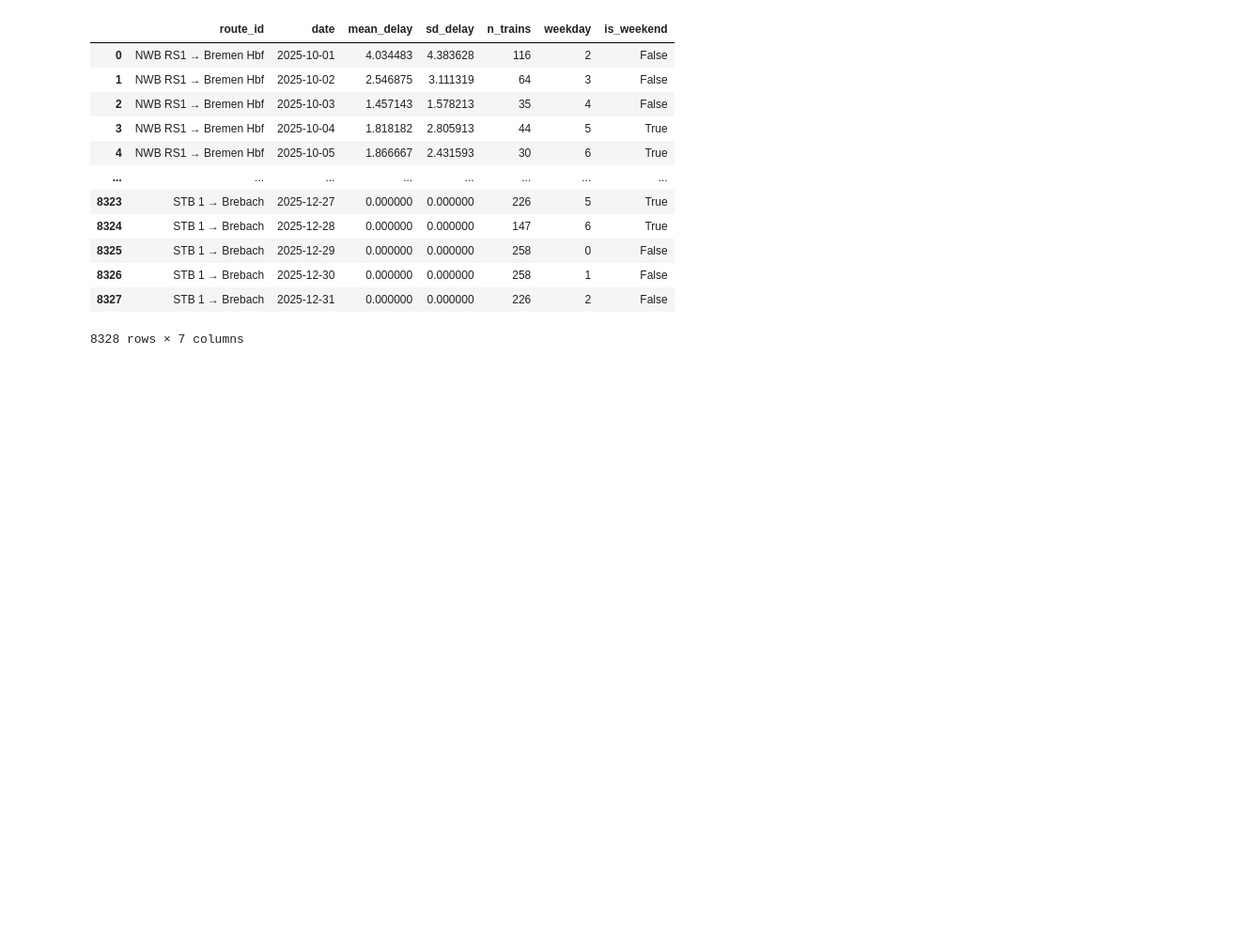
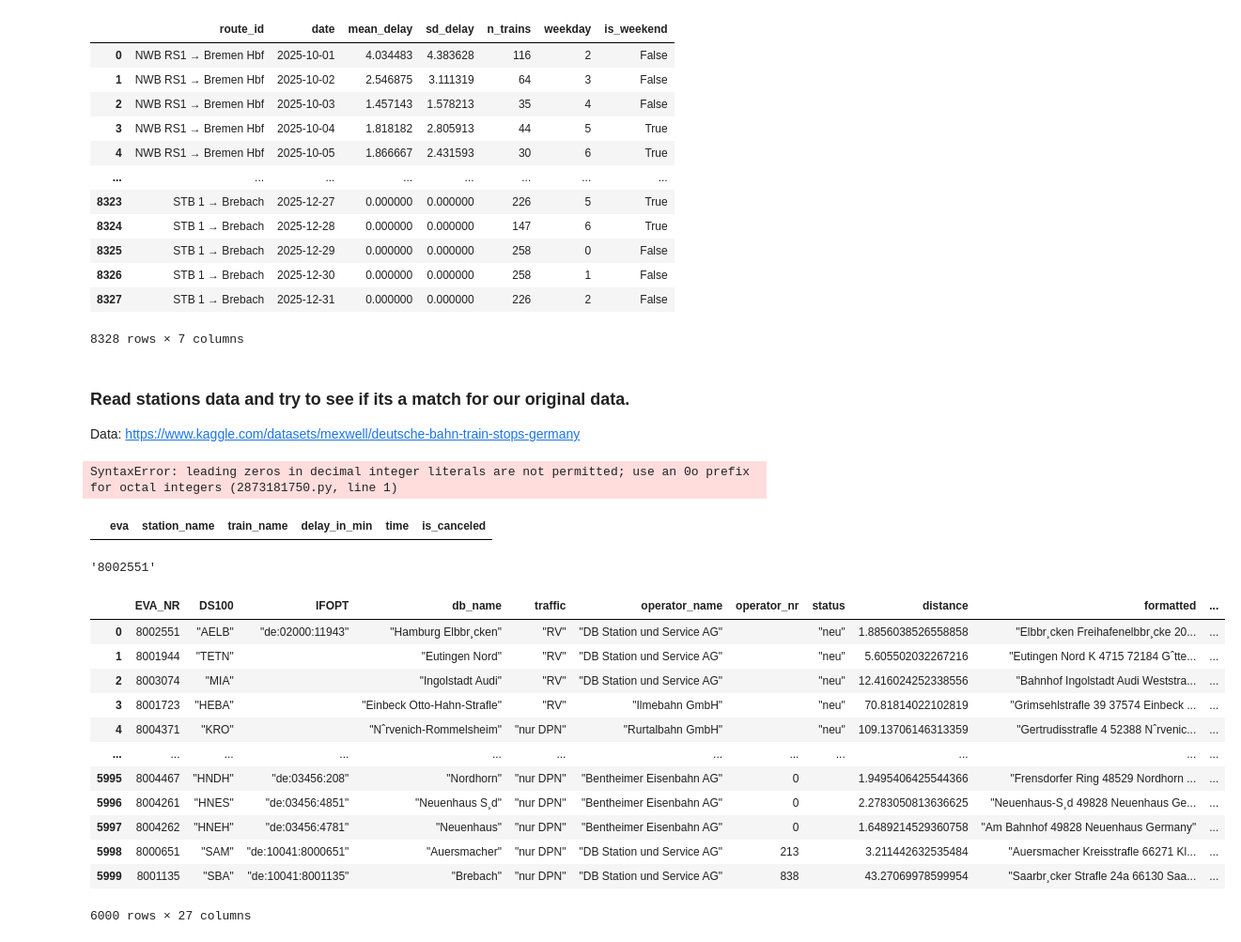
Before and after one commit to bcrohit/applied-bayesian-data-analysis, a Jupyter notebook: notebooks/data_processing.ipynb, the cells around one changed output. Shown at 94% size. Cells and saved outputs as stored; diff of their text form; code cells hidden in the pictures; blank space fills up the shorter version.

Commit message:
add other data sources

```diff
--- a/notebooks/data_processing.ipynb
+++ b/notebooks/data_processing.ipynb
@@ -112,3 +112,49 @@ daily_route_delays
 | 8326 | STB 1 → Brebach | 2025-12-30 | 0.000000 | 0.000000 | 258 | 1 | False |
 | 8327 | STB 1 → Brebach | 2025-12-31 | 0.000000 | 0.000000 | 226 | 2 | False |
 8328 rows × 7 columns
+# %% [markdown]
+### Read stations data and try to see if its a match for our original data.
+
+Data: https://www.kaggle.com/datasets/mexwell/deutsche-bahn-train-stops-germany
+# %%
+
+db = pd.read_excel("data/db_data.xlsx")
+db = db[['Unnamed: 0', 'Unnamed: 1', 'Unnamed: 2', 'Unnamed: 3']]
+# %%
+def concat(t):
+    return "".join([str(i).replace('"', '') for i in t[1]]).split(';')
+# %%
+rows = [concat(i) for i in db.iterrows()]
+rows = pd.DataFrame(rows).drop([27, 28], axis=1)
+# %%
+cols = "EVA_NR;DS100;IFOPT;db_name;traffic;operator_name;operator_nr;status;distance;formatted;lat;lon;housenumber;name;street;postcode;district;suburb;county;state;state_code;city;country;country_code;attribution;attribution_license;attribution_url"
+cols = cols.split(";")
+rows.columns = cols
+# %%
+rows[rows['EVA_NR']=='08002549']
+# %% [output]
+SyntaxError: leading zeros in decimal integer literals are not permitted; use an 0o prefix for octal integers (2873181750.py, line 1)
+# %%
+df[df['eva']=='8001944']
+# %% [output]
+|  | eva | station_name | train_name | delay_in_min | time | is_canceled |
+# %%
+rows['EVA_NR']
+# %% [output]
+'8002551'
+# %%
+rows
+# %% [output]
+|  | EVA_NR | DS100 | IFOPT | db_name | traffic | operator_name | operator_nr | status | distance | formatted | ... |
+| 0 | 8002551 | "AELB" | "de:02000:11943" | "Hamburg Elbbr¸cken" | "RV" | "DB Station und Service AG" |  | "neu" | 1.8856038526558858 | "Elbbr¸cken Freihafenelbbr¸cke 20... | ... |
+| 1 | 8001944 | "TETN" |  | "Eutingen Nord" | "RV" | "DB Station und Service AG" |  | "neu" | 5.605502032267216 | "Eutingen Nord K 4715 72184 Gˆtte... | ... |
+| 2 | 8003074 | "MIA" |  | "Ingolstadt Audi" | "RV" | "DB Station und Service AG" |  | "neu" | 12.416024252338556 | "Bahnhof Ingolstadt Audi Weststra... | ... |
+| 3 | 8001723 | "HEBA" |  | "Einbeck Otto-Hahn-Straﬂe" | "RV" | "Ilmebahn GmbH" |  | "neu" | 70.81814022102819 | "Grimsehlstraﬂe 39 37574 Einbeck ... | ... |
+| 4 | 8004371 | "KRO" |  | "Nˆrvenich-Rommelsheim" | "nur DPN" | "Rurtalbahn GmbH" |  | "neu" | 109.13706146313359 | "Gertrudisstraﬂe 4 52388 Nˆrvenic... | ... |
+| ... | ... | ... | ... | ... | ... | ... | ... | ... | ... | ... | ... |
+| 5995 | 8004467 | "HNDH" | "de:03456:208" | "Nordhorn" | "nur DPN" | "Bentheimer Eisenbahn AG" | 0 |  | 1.9495406425544366 | "Frensdorfer Ring 48529 Nordhorn ... | ... |
+| 5996 | 8004261 | "HNES" | "de:03456:4851" | "Neuenhaus S¸d" | "nur DPN" | "Bentheimer Eisenbahn AG" | 0 |  | 2.2783050813636625 | "Neuenhaus-S¸d 49828 Neuenhaus Ge... | ... |
+| 5997 | 8004262 | "HNEH" | "de:03456:4781" | "Neuenhaus" | "nur DPN" | "Bentheimer Eisenbahn AG" | 0 |  | 1.6489214529360758 | "Am Bahnhof 49828 Neuenhaus Germany" | ... |
+| 5998 | 8000651 | "SAM" | "de:10041:8000651" | "Auersmacher" | "nur DPN" | "DB Station und Service AG" | 213 |  | 3.211442632535484 | "Auersmacher Kreisstraﬂe 66271 Kl... | ... |
+| 5999 | 8001135 | "SBA" | "de:10041:8001135" | "Brebach" | "nur DPN" | "DB Station und Service AG" | 838 |  | 43.27069978599954 | "Saarbr¸cker Straﬂe 24a 66130 Saa... | ... |
+6000 rows × 27 columns
```
Also changed, not shown: parts of 9 cells of this notebook.
